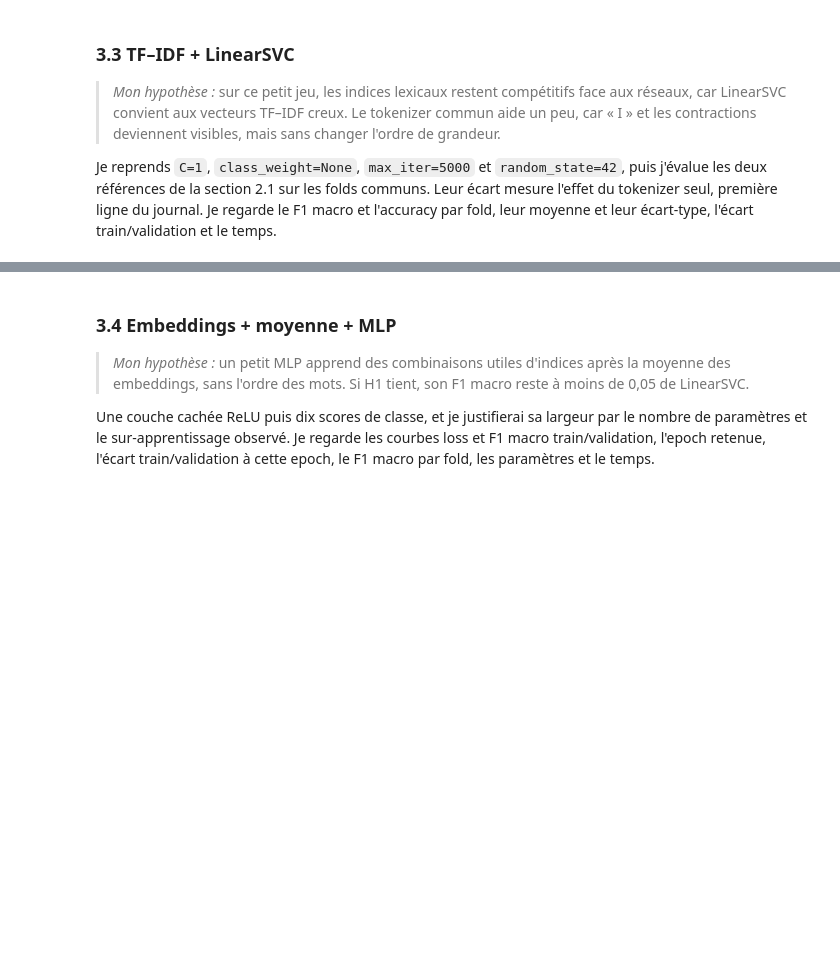
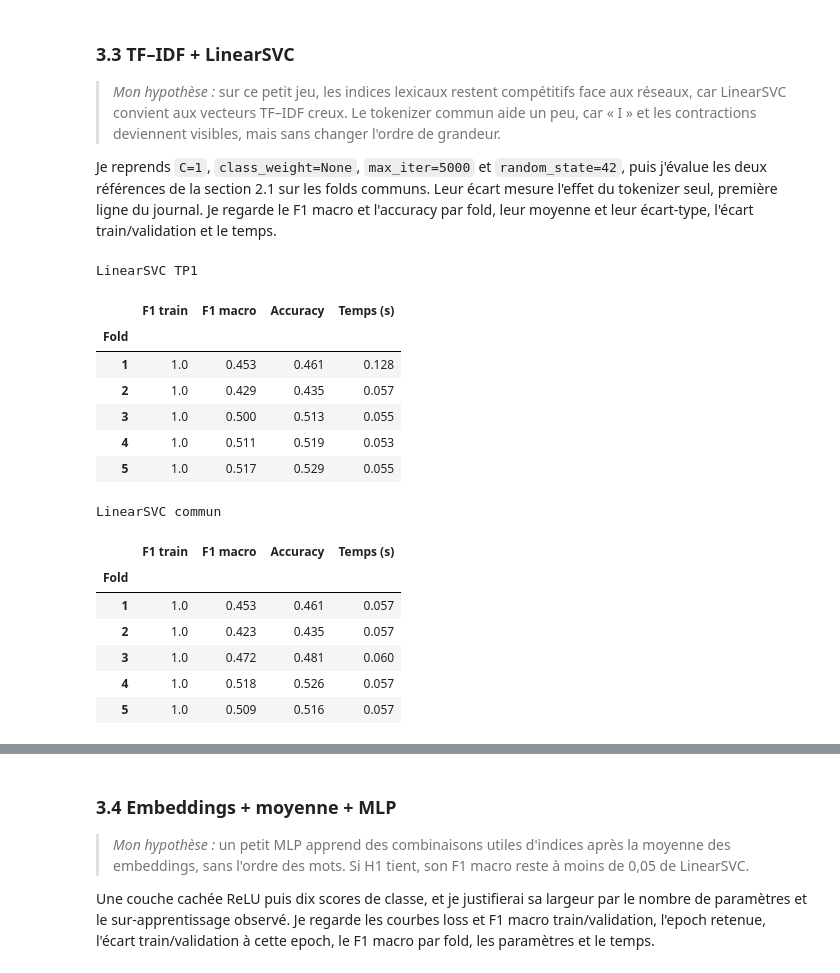
Before and after one commit to mcrayssac/ING3_IAA_GB_NLP, a Jupyter notebook: TP2_NLP_deep_learning.ipynb, the cells around one changed output, grey strips where cells are left out. Drawn from its saved outputs; the diff is of its cells as text; code cells hidden in the pictures; blank space fills up the shorter version.

```diff
--- a/TP2_NLP_deep_learning.ipynb
+++ b/TP2_NLP_deep_learning.ipynb
@@ -1241,5 +1241,39 @@ Fold 5 : ['GLOUCESTER']
 
 Je reprends `C=1`, `class_weight=None`, `max_iter=5000` et `random_state=42`, puis j'évalue les deux références de la section 2.1 sur les folds communs. Leur écart mesure l'effet du tokenizer seul, première ligne du journal. Je regarde le F1 macro et l'accuracy par fold, leur moyenne et leur écart-type, l'écart train/validation et le temps.
 # %%
-# TODO : évaluer les deux Pipelines TF–IDF + LinearSVC sur les folds communs.
-# TODO : conserver les prédictions par indice, les scores train/validation et les temps.
+# Deux références TF–IDF + LinearSVC, découpage du TP1 et tokenizer commun, sur les cinq folds.
+from functools import partial
+
+from sklearn.pipeline import Pipeline
+from sklearn.svm import LinearSVC
+
+PARAMS_SVC = dict(C=1.0, class_weight=None, max_iter=5000, random_state=42)  # réglages du TP1
+REFERENCES = {'LinearSVC TP1': 'TP1', 'LinearSVC commun': 'commun'}
+
+
+def construire_svc(reference: str) -> Pipeline:
+    """Pipeline neuf TF–IDF + LinearSVC, ajusté seulement sur le train d'un fold."""
+    return Pipeline([('tfidf', construire_tfidf(reference)), ('svc', LinearSVC(**PARAMS_SVC))])
+
+
+# Évaluation des deux références, un pipeline neuf par fold
+for nom, reference in REFERENCES.items():
+    print(nom)
+    display(evaluer_ml(nom, partial(construire_svc, reference)))
+# %% [output]
+LinearSVC TP1
+|  | F1 train | F1 macro | Accuracy | Temps (s) |
+| Fold |  |  |  |  |
+| 1 | 1.0 | 0.453 | 0.461 | 0.128 |
+| 2 | 1.0 | 0.429 | 0.435 | 0.057 |
+| 3 | 1.0 | 0.500 | 0.513 | 0.055 |
+| 4 | 1.0 | 0.511 | 0.519 | 0.053 |
+| 5 | 1.0 | 0.517 | 0.529 | 0.055 |
+LinearSVC commun
+|  | F1 train | F1 macro | Accuracy | Temps (s) |
+| Fold |  |  |  |  |
+| 1 | 1.0 | 0.453 | 0.461 | 0.057 |
+| 2 | 1.0 | 0.423 | 0.435 | 0.057 |
+| 3 | 1.0 | 0.472 | 0.481 | 0.060 |
+| 4 | 1.0 | 0.518 | 0.526 | 0.057 |
+| 5 | 1.0 | 0.509 | 0.516 | 0.057 |
```
Also changed, not shown: parts of 5 cells of this notebook.
